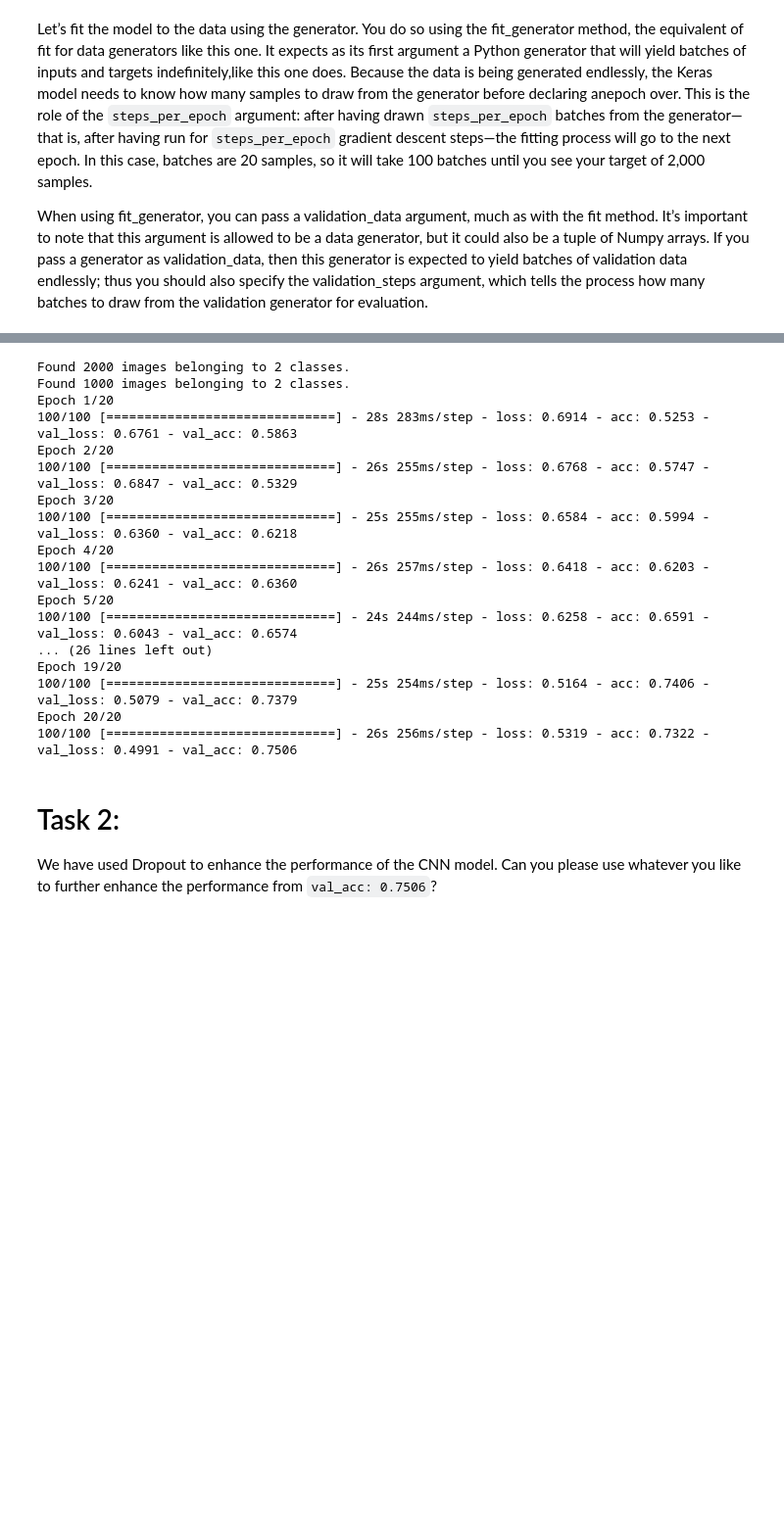
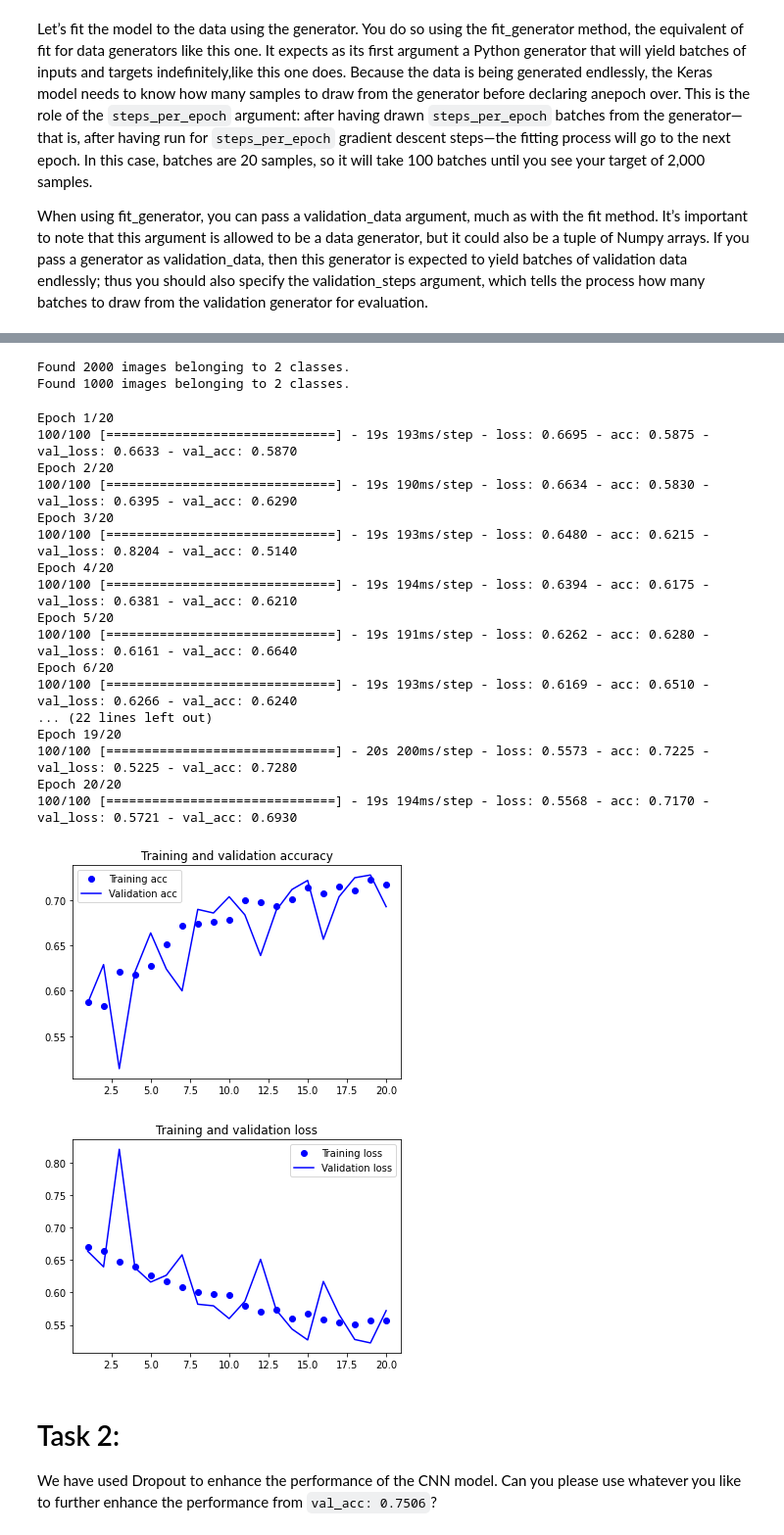
Before and after one commit to sagihaider/IADS_SC_2022_DeepLearning, a Jupyter notebook: DogvsCat_CNN.ipynb, the cells around one changed output, grey strips where cells are left out. Shown: that part at 98% size. Cells and saved outputs as stored; diff of their text form; code cells hidden in the pictures; blank space fills up the shorter version.

```diff
--- a/DogvsCat_CNN.ipynb
+++ b/DogvsCat_CNN.ipynb
@@ -305,12 +290,12 @@ test_datagen = ImageDataGenerator(rescale=1./255)
 
 train_generator = train_datagen.flow_from_directory(train_dir,
                                                     target_size=(150, 150),
-                                                    batch_size=32,
+                                                    batch_size=20,
                                                     class_mode='binary')
 
 validation_generator = test_datagen.flow_from_directory(validation_dir,
                                                         target_size=(150, 150),
-                                                        batch_size=32,
+                                                        batch_size=20,
                                                         class_mode='binary')
 
 history = model.fit_generator(train_generator,
@@ -321,21 +306,49 @@ history = model.fit_generator(train_generator,
 # %% [output]
 Found 2000 images belonging to 2 classes.
 Found 1000 images belonging to 2 classes.
-Epoch 1/20
-100/100 [==============================] - 28s 283ms/step - loss: 0.6914 - acc: 0.5253 - val_loss: 0.6761 - val_acc: 0.5863
-Epoch 2/20
-100/100 [==============================] - 26s 255ms/step - loss: 0.6768 - acc: 0.5747 - val_loss: 0.6847 - val_acc: 0.5329
-Epoch 3/20
-100/100 [==============================] - 25s 255ms/step - loss: 0.6584 - acc: 0.5994 - val_loss: 0.6360 - val_acc: 0.6218
-Epoch 4/20
-100/100 [==============================] - 26s 257ms/step - loss: 0.6418 - acc: 0.6203 - val_loss: 0.6241 - val_acc: 0.6360
-Epoch 5/20
-100/100 [==============================] - 24s 244ms/step - loss: 0.6258 - acc: 0.6591 - val_loss: 0.6043 - val_acc: 0.6574
-... (26 lines left out)
-Epoch 19/20
-100/100 [==============================] - 25s 254ms/step - loss: 0.5164 - acc: 0.7406 - val_loss: 0.5079 - val_acc: 0.7379
-Epoch 20/20
-100/100 [==============================] - 26s 256ms/step - loss: 0.5319 - acc: 0.7322 - val_loss: 0.4991 - val_acc: 0.7506
+Epoch 1/20
+100/100 [==============================] - 19s 193ms/step - loss: 0.6695 - acc: 0.5875 - val_loss: 0.6633 - val_acc: 0.5870
+Epoch 2/20
+100/100 [==============================] - 19s 190ms/step - loss: 0.6634 - acc: 0.5830 - val_loss: 0.6395 - val_acc: 0.6290
+Epoch 3/20
+100/100 [==============================] - 19s 193ms/step - loss: 0.6480 - acc: 0.6215 - val_loss: 0.8204 - val_acc: 0.5140
+Epoch 4/20
+100/100 [==============================] - 19s 194ms/step - loss: 0.6394 - acc: 0.6175 - val_loss: 0.6381 - val_acc: 0.6210
+Epoch 5/20
+100/100 [==============================] - 19s 191ms/step - loss: 0.6262 - acc: 0.6280 - val_loss: 0.6161 - val_acc: 0.6640
+Epoch 6/20
+100/100 [==============================] - 19s 193ms/step - loss: 0.6169 - acc: 0.6510 - val_loss: 0.6266 - val_acc: 0.6240
+... (22 lines left out)
+Epoch 19/20
+100/100 [==============================] - 20s 200ms/step - loss: 0.5573 - acc: 0.7225 - val_loss: 0.5225 - val_acc: 0.7280
+Epoch 20/20
+100/100 [==============================] - 19s 194ms/step - loss: 0.5568 - acc: 0.7170 - val_loss: 0.5721 - val_acc: 0.6930
+# %%
+import matplotlib.pyplot as plt
+
+acc = history.history['acc']
+val_acc = history.history['val_acc']
+loss = history.history['loss']
+val_loss = history.history['val_loss']
+
+epochs = range(1, len(acc) + 1)
+
+plt.plot(epochs, acc, 'bo', label='Training acc')
+plt.plot(epochs, val_acc, 'b', label='Validation acc')
+plt.title('Training and validation accuracy')
+plt.legend()
+
+plt.figure()
+
+plt.plot(epochs, loss, 'bo', label='Training loss')
+plt.plot(epochs, val_loss, 'b', label='Validation loss')
+plt.title('Training and validation loss')
+plt.legend()
+
+plt.show()
+# %% [output]
+[figure, added]
+[figure, added]
 # %% [markdown]
 # Task 2:
 
```
Also changed, not shown: parts of 8 cells of this notebook.
